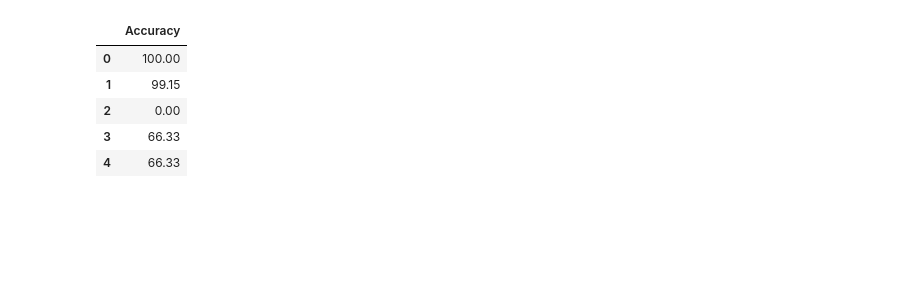
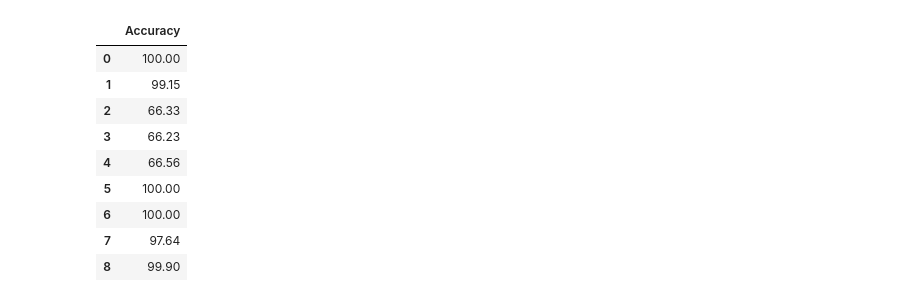
Before and after one commit to Amruta-Nadgouda/DataMiningProject, a Jupyter notebook: DM_Results.ipynb, the cells around one changed output. Cells and saved outputs as stored; diff of their text form; code cells hidden in the pictures; blank space fills up the shorter version.

```diff
--- a/DM_Results.ipynb
+++ b/DM_Results.ipynb
@@ -26,13 +38,17 @@ classifierNamesDF
 # %%
-Accuracy = [100, 99.15,0, 66.33, 66.33]
+Accuracy = [100, 99.15, 66.33, 66.23, 66.56, 100, 100, 97.64, 99.90]
 AccuracyDF = pd.DataFrame(Accuracy)
 AccuracyDF = AccuracyDF.rename(columns={0:'Accuracy'})
 AccuracyDF
 # %% [output]
 |  | Accuracy |
 | 0 | 100.00 |
 | 1 | 99.15 |
-| 2 | 0.00 |
-| 3 | 66.33 |
-| 4 | 66.33 |
+| 2 | 66.33 |
+| 3 | 66.23 |
+| 4 | 66.56 |
+| 5 | 100.00 |
+| 6 | 100.00 |
+| 7 | 97.64 |
+| 8 | 99.90 |
 # %%
```
Also changed, not shown: parts of 5 cells of this notebook.
